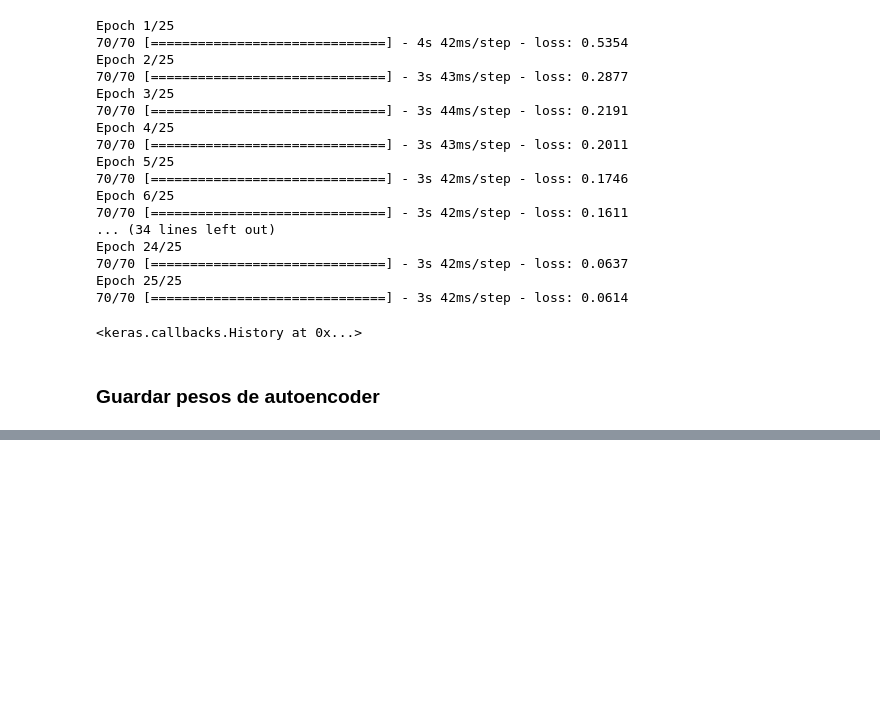
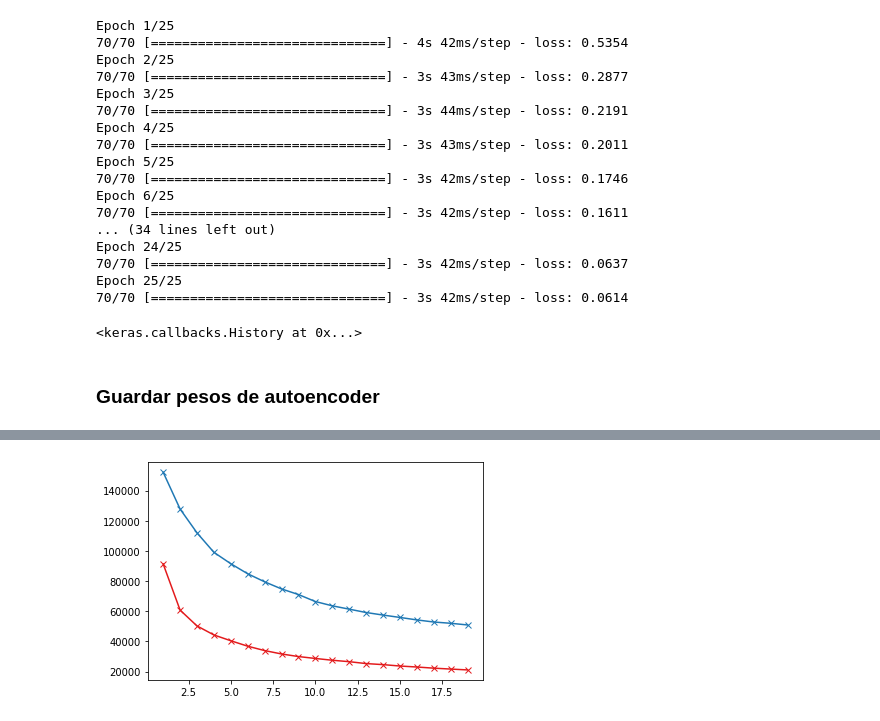
Before and after one commit to FaustinoAndres/customer_classification_with_K-Means, a Jupyter notebook: customer_classification_with_K-Means.ipynb, the cells around one changed output, grey strips where cells are left out. Drawn from its saved outputs; the diff is of its cells as text; code cells hidden in the pictures; blank space fills up the shorter version.

```diff
--- a/customer_classification_with_K-Means.ipynb
+++ b/customer_classification_with_K-Means.ipynb
@@ -554,3 +580,9 @@ autoencoder.save_weights('autoencoder.h5')
+# %%
+plt.plot(range_values, scores_wcss, 'x-', color = "#1F78B4")
+plt.plot(range_values, scores_wcss_ae, 'x-', color = "#E31A1C")
+plt.show()
+# %% [output]
+[figure, added]
 # %% [markdown]
 <a style='text-decoration:none;line-height:16px;display:flex;color:#5B5B62;padding:10px;justify-content:end;' href='https://deepnote.com?utm_source=created-in-deepnote-cell&projectId=411b8b93-d907-447c-b9ee-0c6a1d3e8371' target="_blank">
 <img alt='Created in deepnote.com' style='display:inline;max-height:16px;margin:0px;margin-right:7.5px;' src='embedded-picture-1' > </img>
```
Also changed, not shown: parts of 8 cells of this notebook.
